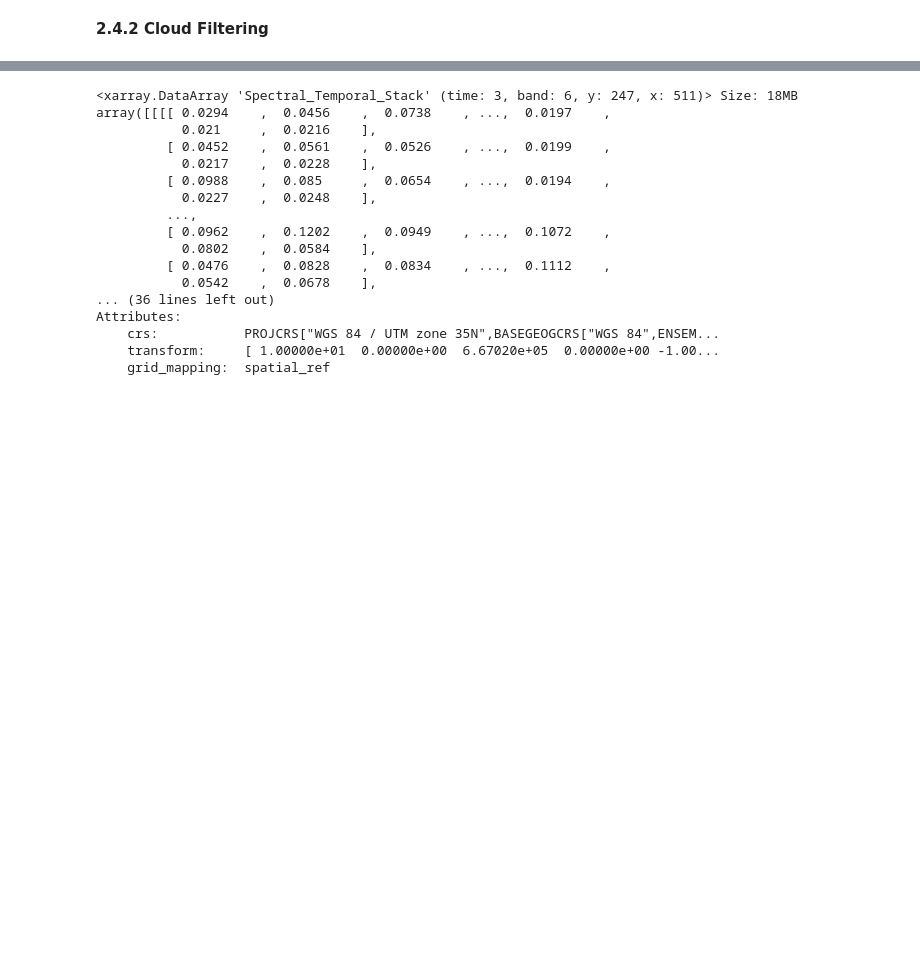
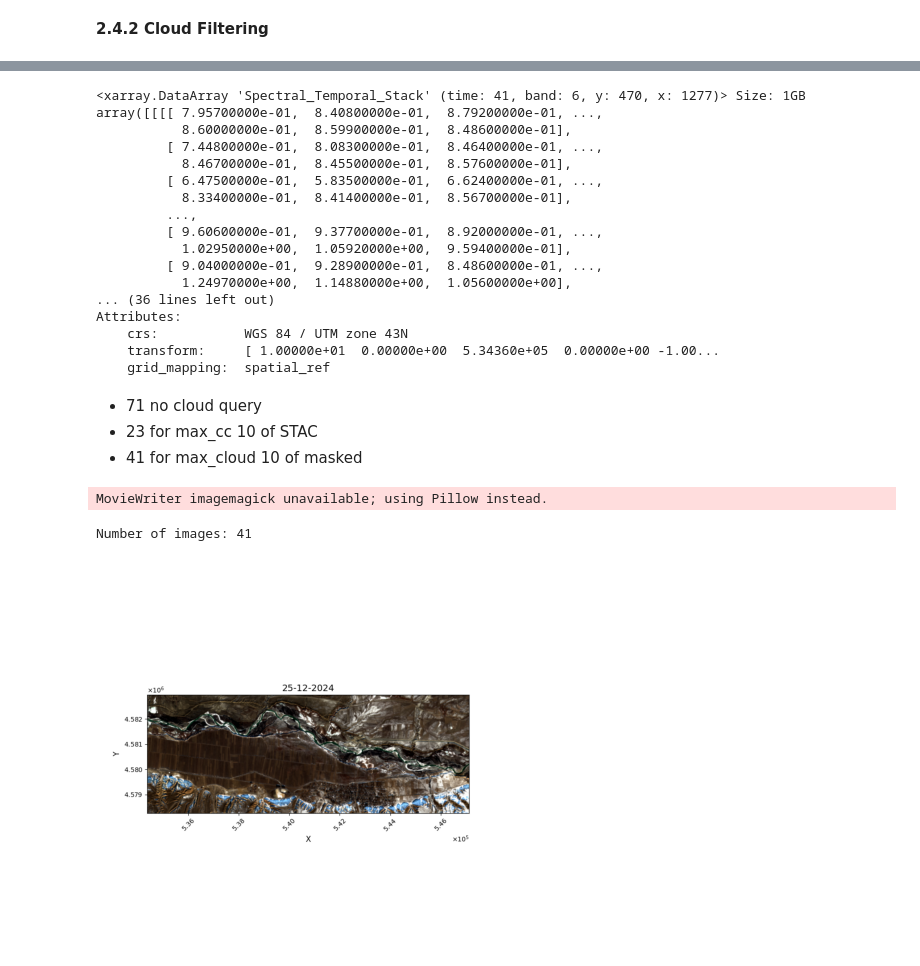
Before and after one commit to BaturalpArisoy/stac2cube, a Jupyter notebook: interactive/2_get_cloud_layers.ipynb, the cells around one changed output, grey strips where cells are left out. Cells and saved outputs as stored; diff of their text form; code cells hidden in the pictures; blank space fills up the shorter version.

```diff
--- a/interactive/get_cloud_layers.ipynb
+++ b/interactive/2_get_cloud_layers.ipynb
@@ -209,0 +215,4 @@ Cloud Coverage Percentage of 2024-04-08: 11%
+# %%
+stac = xr.open_dataset("/dss/dsstbyfs02/pr94no/pr94no-dss-0001/drylands/results/naryn_2024_masked.nc")
+masked_stac = stac.Spectral_Temporal_Stack
+masked_stac
@@ -213,20 +235,36 @@ max_cloud = 10
 filtered_data = masked_stac.where(masked_stac.cloud_percentage <= max_cloud, drop=True)
 filtered_data
 # %% [output]
-<xarray.DataArray 'Spectral_Temporal_Stack' (time: 3, band: 6, y: 247, x: 511)> Size: 18MB
-array([[[[ 0.0294    ,  0.0456    ,  0.0738    , ...,  0.0197    ,
-           0.021     ,  0.0216    ],
-         [ 0.0452    ,  0.0561    ,  0.0526    , ...,  0.0199    ,
-           0.0217    ,  0.0228    ],
-         [ 0.0988    ,  0.085     ,  0.0654    , ...,  0.0194    ,
-           0.0227    ,  0.0248    ],
+<xarray.DataArray 'Spectral_Temporal_Stack' (time: 41, band: 6, y: 470, x: 1277)> Size: 1GB
+array([[[[ 7.95700000e-01,  8.40800000e-01,  8.79200000e-01, ...,
+           8.60000000e-01,  8.59900000e-01,  8.48600000e-01],
+         [ 7.44800000e-01,  8.08300000e-01,  8.46400000e-01, ...,
+           8.46700000e-01,  8.45500000e-01,  8.57600000e-01],
+         [ 6.47500000e-01,  5.83500000e-01,  6.62400000e-01, ...,
+           8.33400000e-01,  8.41400000e-01,  8.56700000e-01],
          ...,
-         [ 0.0962    ,  0.1202    ,  0.0949    , ...,  0.1072    ,
-           0.0802    ,  0.0584    ],
-         [ 0.0476    ,  0.0828    ,  0.0834    , ...,  0.1112    ,
-           0.0542    ,  0.0678    ],
+         [ 9.60600000e-01,  9.37700000e-01,  8.92000000e-01, ...,
+           1.02950000e+00,  1.05920000e+00,  9.59400000e-01],
+         [ 9.04000000e-01,  9.28900000e-01,  8.48600000e-01, ...,
+           1.24970000e+00,  1.14880000e+00,  1.05600000e+00],
 ... (36 lines left out)
 Attributes:
-    crs:           PROJCRS["WGS 84 / UTM zone 35N",BASEGEOGCRS["WGS 84",ENSEM...
-    transform:     [ 1.00000e+01  0.00000e+00  6.67020e+05  0.00000e+00 -1.00...
+    crs:           WGS 84 / UTM zone 43N
+    transform:     [ 1.00000e+01  0.00000e+00  5.34360e+05  0.00000e+00 -1.00...
     grid_mapping:  spatial_ref
+# %% [markdown]
+- 71 no cloud query
+- 23 for max_cc 10 of STAC
+- 41 for max_cloud 10 of masked
+# %%
+from stac2ardcube import generate_animation
+
+output_folder = "./animations/"
+animation = "rgb" # Animation could be one of the following: "rgb", "ndvi" "ndwi"
+
+stac_animation = filtered_data
+generate_animation(stac_animation, output_folder, animation)
+# %% [output]
+MovieWriter imagemagick unavailable; using Pillow instead.
+Number of images: 41
+[figure, added]
```
Also changed, not shown: parts of 9 cells of this notebook, 12 other files.
